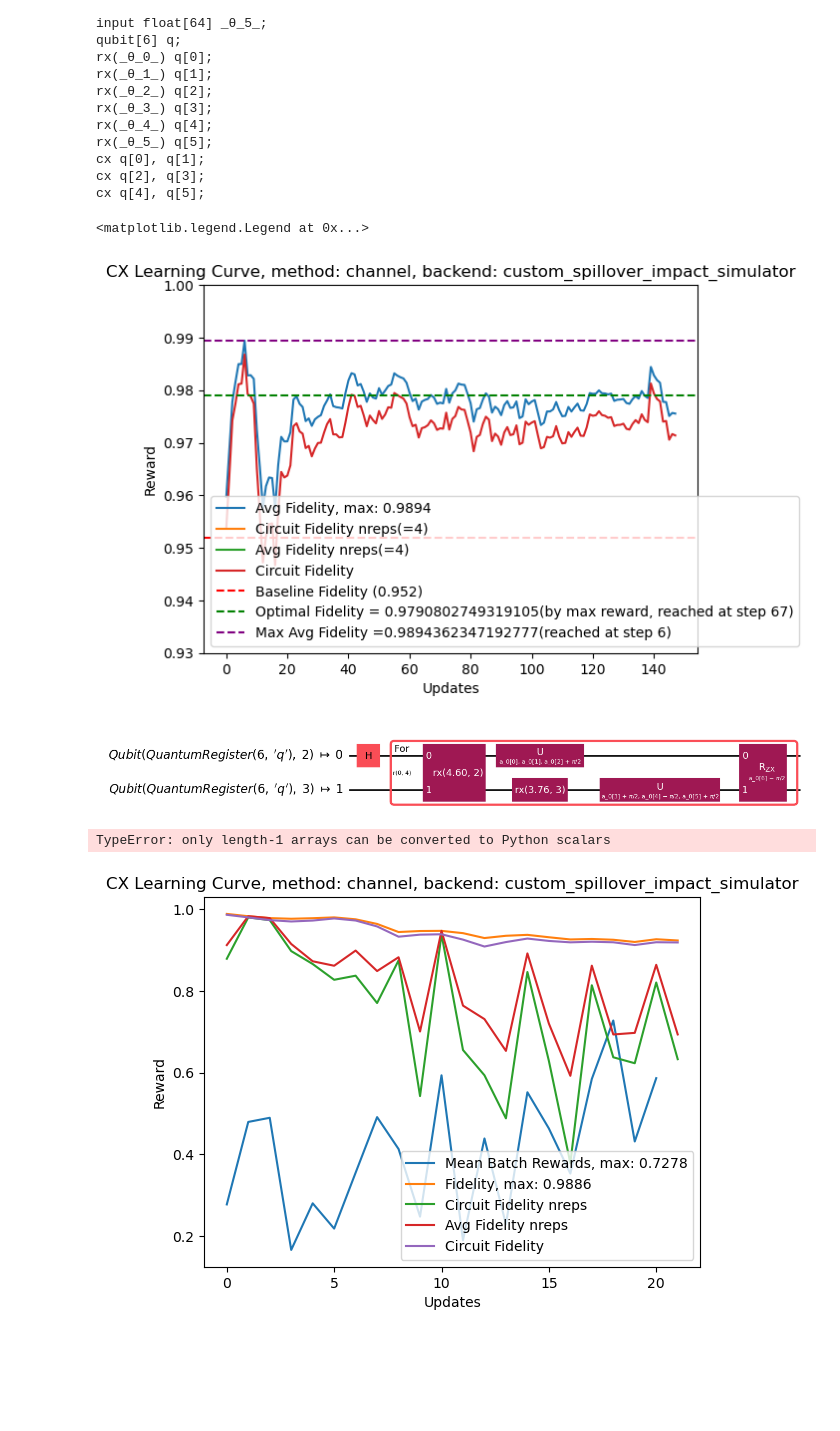
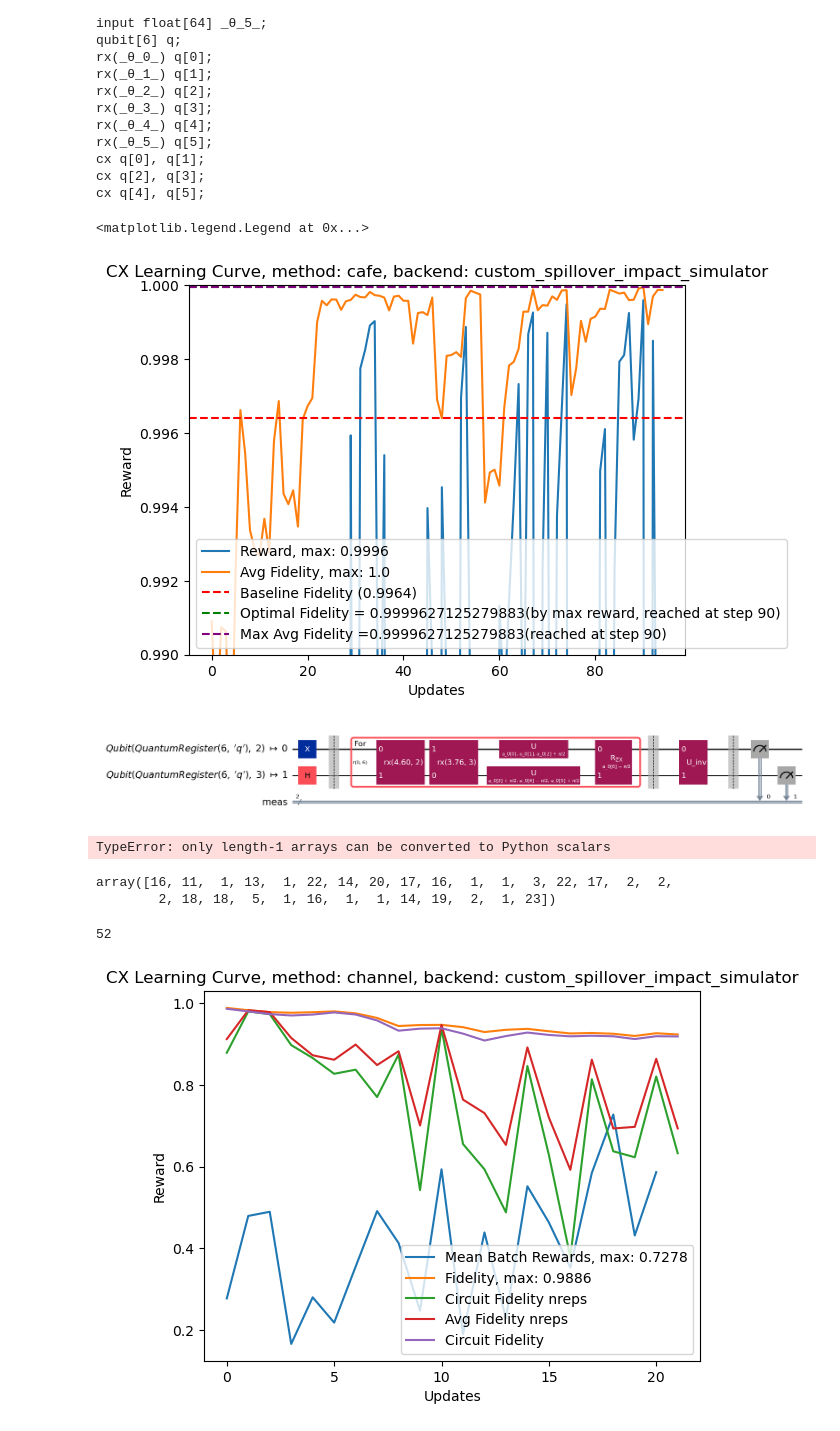
Before and after one commit to arthurostrauss/Quantum_Optimal_Control, a Jupyter notebook: gate_level/spillover_noise_use_case/generic_spillover/spillover_effect_on_subsystem.ipynb, the cells around one changed output. Drawn from its saved outputs; the diff is of its cells as text; code cells hidden in the pictures; blank space fills up the shorter version.

```diff
--- a/gate_level/spillover_noise_use_case/generic_spillover/spillover_effect_on_subsystem.ipynb
+++ b/gate_level/spillover_noise_use_case/generic_spillover/spillover_effect_on_subsystem.ipynb
@@ -49,20 +49,19 @@ gamma_matrix[2, 3] = 0.04  # γ_2->3
 gamma_matrix[3, 2] = 0.0  # γ_3->2
 gamma_matrix[4, 3] = 0.0  # γ_4->3
 gamma_matrix[5, 4] = 0.0  # γ_5->4
-
+gamma_matrix = 0.01* np.round(np.random.rand(num_qubits, num_qubits),3)
 # Display gamma matrix with imshow plot for better visualization
-# plt.imshow(gamma_matrix, cmap="hot", interpolation="nearest")
-# plt.colorbar()
-# plt.title("Spillover rate matrix")
-# cm.draw()
+plt.imshow(gamma_matrix, cmap="hot", interpolation="nearest")
+plt.colorbar()
+plt.title("Spillover rate matrix")
 
 # Display gamma matrix as weights in a directed graph
-import networkx as nx
-
-G = nx.DiGraph(gamma_matrix)
-pos = nx.spring_layout(G)
-nx.draw(G, None, with_labels=True, node_size=1000, node_color="skyblue", font_size=10)
-labels = nx.get_edge_attributes(G, "weight")
-nx.draw_networkx_edge_labels(G, pos, edge_labels=labels)
+# import networkx as nx
+#
+# G = nx.DiGraph(gamma_matrix)
+# pos = nx.spring_layout(G)
+# nx.draw(G, None, with_labels=True, node_size=1000, node_color="skyblue", font_size=10)
+# labels = nx.get_edge_attributes(G, "weight")
+# nx.draw_networkx_edge_labels(G, pos, edge_labels=labels)
 # plt.title("Spillover rate matrix as directed graph")
 # %% [output]
@@ -231,9 +258,9 @@ q_env_config = QEnvConfig(
     target=target,
     action_space=action_space,
     execution_config=ExecutionConfig(
-        batch_size=128, n_reps=4, n_shots=1000, sampling_paulis=300, c_factor=1
+        batch_size=128, n_reps=[1, 4, 7, 12], n_shots=1000, sampling_paulis=300, c_factor=1
     ),
-    reward_config="channel",
+    reward_config="cafe",
     env_metadata=env_metadata,
 )
 q_env = ContextAwareQuantumEnvironment(
@@ -352,11 +364,11 @@ max_mean = np.round(np.max(mean_rewards), 4)
 arg_max_mean = np.argmax(mean_rewards)
 baseline_fidelity = np.round(q_env.simulate_circuit(q_env.circuits[0], np.zeros((1, q_env.action_space.shape[-1])), update_env_history=False), 4)[0]
 
-plot_reward = False
+plot_reward = True
 plot_fidelity = True
-plot_circuit_fidelity = True
-plot_fidelity_nreps = True
-plot_circuit_fidelity_nreps = True
+plot_circuit_fidelity = False
+plot_fidelity_nreps = False
+plot_circuit_fidelity_nreps = False
 
 if plot_reward:
     plt.plot(mean_rewards, label=f"Reward, max: {max_mean}")
@@ -376,39 +388,39 @@ if plot_circuit_fidelity:
     plt.plot(q_env.circuit_fidelity_history, label="Circuit Fidelity")
 plt.axhline(
     baseline_fidelity,
     label=f"Baseline Fidelity ({baseline_fidelity})",
     color="red",
     linestyle="--",
 )
 plt.axhline(
     q_env.simulate_circuit(
         q_env.circuits[0], np.array([q_env.optimal_action]), update_env_history=False
     ),
     label=f"Optimal Fidelity = {q_env.fidelity_history[arg_max_mean]}(by max reward, reached at step {arg_max_mean})",
     color="green",
     linestyle="--",
 )
 plt.axhline(
     np.max(q_env.fidelity_history),
     label=f"Max Avg Fidelity ={np.max(q_env.fidelity_history)}(reached at step {np.argmax(q_env.fidelity_history)})",
     color="purple",
     linestyle="--",
 )
 plt.xlabel("Updates")
 plt.ylabel("Reward")
 plt.title(
     f"{q_env.target.gate.name.upper()} Learning Curve, method: {q_env.config.reward_method},"
     f" backend: {q_env.config.backend.name if q_env.config.backend is not None else 'No backend'}"
 )
-plt.ylim(0.93, 1.00001)
+plt.ylim(0.99, 1.00001)
 plt.legend()
 # %% [output]
 <matplotlib.legend.Legend at 0x...>
-[figure, old version]
+[figure, new version]
 # %%
 from qiskit.qasm3 import dumps as qasm3_dumps
 circuit = q_env.pubs[6].circuit
 circuit.draw("mpl")
 # %% [output]
-[figure, old version]
+[figure, new version]
 # %%
@@ -416,5 +428,14 @@ qasm3_dumps(circuit)
 # %% [output]
 TypeError: only length-1 arrays can be converted to Python scalars
+# %%
+q_env._pauli_shots
+# %% [output]
+array([16, 11,  1, 13,  1, 22, 14, 20, 17, 16,  1,  1,  3, 22, 17,  2,  2,
+        2, 18, 18,  5,  1, 16,  1,  1, 14, 19,  2,  1, 23])
+# %%
+len(np.nonzero(np.round(q_env.target.Chi, 5))[0])
+# %% [output]
+52
 # %%
 # Plotting the learning curve
 
```
Also changed, not shown: parts of 11 cells of this notebook, 13 other files.
